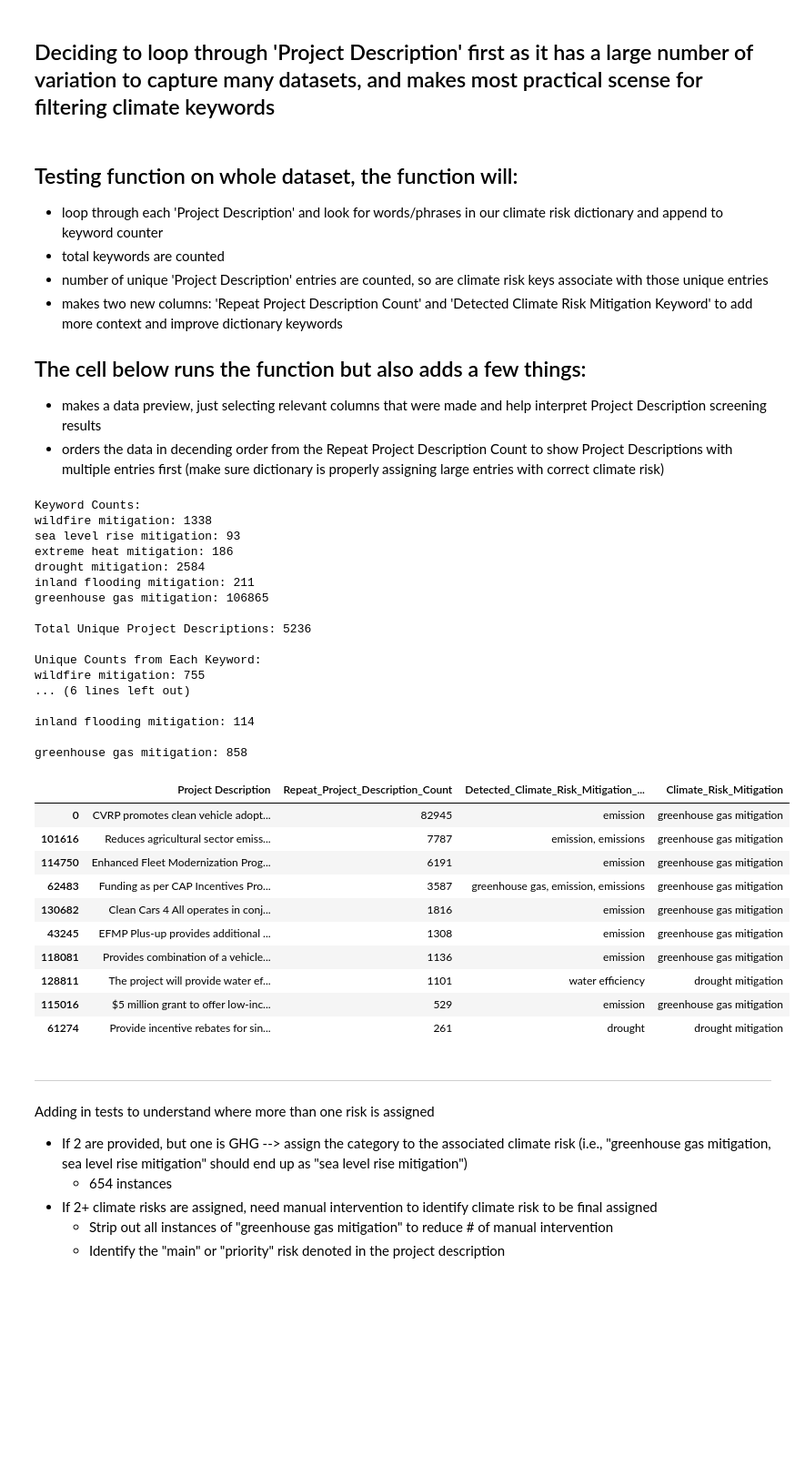
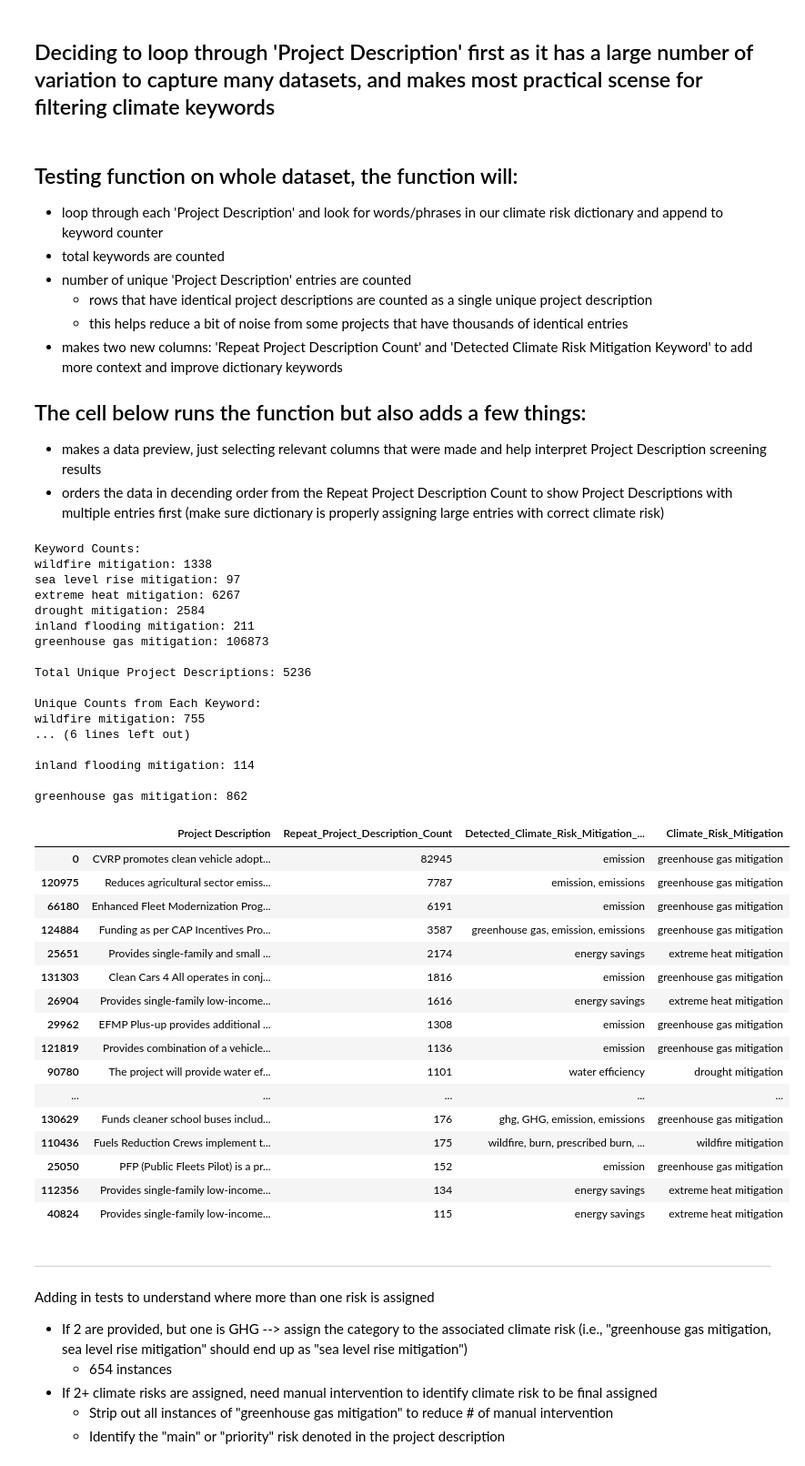
Before and after one commit to Eagle-Rock-Analytics/carb-climate-index, a Jupyter notebook: scripts/cci_crosswalk/crosswalk_phase_two/cci_projects.ipynb, the cells around one changed output. Shown at 91% size. Saved outputs shown, nothing was run; the diff lists cells and outputs as text; code cells hidden in the pictures; blank space fills up the shorter version.

```diff
--- a/scripts/cci_crosswalk/crosswalk_phase_two/cci_projects.ipynb
+++ b/scripts/cci_crosswalk/crosswalk_phase_two/cci_projects.ipynb
@@ -97,10 +97,10 @@ climate_risk_dict = {
                             'prescribed burn', 'prescribed burning' 'firefighting', 'reforest', 'reforestation', 'vegetation management',
                             'roadside brushing', 'fuel break', 'fuel reduction', 'ignition', 'crown', 'fuel load', 'Fire and Forest Management'],
 
-    'sea level rise mitigation': ['sea level rise', 'slr', 'seawall', 'seawalls', 'shoreline', 'wetland', 'mangrove', 'coastal'],
+    'sea level rise mitigation': ['sea level rise', 'slr', 'seawall', 'seawalls', 'shoreline', 'wetland', 'mangrove', 'coastal','Restoration of riparian'],
 
     'extreme heat mitigation': ['extreme heat', 'shade', 'shading', 'cooling center', 'cooling centers', 'heat-resistant',
-                                'heat resistant', 'heat reducing', 'heat-reducing'],
+                                'heat resistant', 'heat reducing', 'heat-reducing', 'energy savings', 'urban forestry'],
 
     'drought mitigation': ['drought', 'irrigation', 'soil moisture', 'rainwater harvest', 'rainwater harvesting', 'water storage',
                            'water allocation', 'water management', 'soil health', 'soil management', 'organic matter', 'water efficiency'],
@@ -110,7 +110,7 @@ climate_risk_dict = {
 
     'greenhouse gas mitigation': ['ghg', 'GHG', 'greenhouse gas', 'emission', 'emissions', 'carbon sequestration', 'electrification',
                                   'carbon capture', 'solar power', 'renewable energy', 'wind energy', 'hydroelectricity', 'geothermal energy',
-                                  'biomass energy', 'Energy-efficiency']
+                                  'biomass energy', 'Energy-efficiency', 'carbon sequestering']
 }
 # %% [markdown]
 ## How many total and unique entries for each column? Will help decide which column to start with
@@ -228,7 +228,9 @@ def add_climate_risk_column(df, keyword_dict, output_csv=None):
 ## Testing function on whole dataset, the function will:
 - loop through each 'Project Description' and look for words/phrases in our climate risk dictionary and append to keyword counter
 - total keywords are counted
-- number of unique 'Project Description' entries are counted, so are climate risk keys associate with those unique entries
+- number of unique 'Project Description' entries are counted
+    * rows that have identical project descriptions are counted as a single unique project description
+    * this helps reduce a bit of noise from some projects that have thousands of identical entries
 - makes two new columns: 'Repeat Project Description Count' and 'Detected Climate Risk Mitigation Keyword' to add more context and improve dictionary keywords
 
 ## The cell below runs the function but also adds a few things:
@@ -238,47 +240,53 @@ def add_climate_risk_column(df, keyword_dict, output_csv=None):
 add_climate_risk_column(crosswalk_data, climate_risk_dict) #, 'climate_risk_attributed_crosswalk_data.csv')
 pd.set_option('display.max_colwidth', None)
 data_preview = crosswalk_data[['Project Description', 'Repeat_Project_Description_Count', 'Detected_Climate_Risk_Mitigation_Keyword', 'Climate_Risk_Mitigation']]
 
 # Filter the DataFrame to show only rows with entries in the 'Climate_Risk_Mitigation' column
 data_preview_filtered = data_preview[data_preview['Climate_Risk_Mitigation'] != '']
 
 # Sort the DataFrame based on 'Repeat_Project_Description_Count' in descending order
 data_preview_filtered_sorted = data_preview_filtered.sort_values(by='Repeat_Project_Description_Count', ascending=False)
 
 # Drop duplicates based on both 'Repeat_Project_Description_Count' and 'Project Description' to keep only one row per unique combination
 data_preview_filtered_unique = data_preview_filtered_sorted.drop_duplicates(subset=['Repeat_Project_Description_Count', 'Project Description'])
 
 #display(data_preview_filtered_unique)
-display(data_preview_filtered_unique[:10])
+display(data_preview_filtered_unique[:20])
 # %% [output]
 Keyword Counts:
 wildfire mitigation: 1338
-sea level rise mitigation: 93
-extreme heat mitigation: 186
+sea level rise mitigation: 97
+extreme heat mitigation: 6267
 drought mitigation: 2584
 inland flooding mitigation: 211
-greenhouse gas mitigation: 106865
+greenhouse gas mitigation: 106873
 
 Total Unique Project Descriptions: 5236
 
 Unique Counts from Each Keyword:
 wildfire mitigation: 755
 ... (6 lines left out)
 
 inland flooding mitigation: 114
 
-greenhouse gas mitigation: 858
+greenhouse gas mitigation: 862
 |  | Project Description | Repeat_Project_Description_Count | Detected_Climate_Risk_Mitigation_... | Climate_Risk_Mitigation |
 | 0 | CVRP promotes clean vehicle adopt... | 82945 | emission | greenhouse gas mitigation |
-| 101616 | Reduces agricultural sector emiss... | 7787 | emission, emissions | greenhouse gas mitigation |
-| 114750 | Enhanced Fleet Modernization Prog... | 6191 | emission | greenhouse gas mitigation |
-| 62483 | Funding as per CAP Incentives Pro... | 3587 | greenhouse gas, emission, emissions | greenhouse gas mitigation |
-| 130682 | Clean Cars 4 All operates in conj... | 1816 | emission | greenhouse gas mitigation |
-| 43245 | EFMP Plus-up provides additional ... | 1308 | emission | greenhouse gas mitigation |
-| 118081 | Provides combination of a vehicle... | 1136 | emission | greenhouse gas mitigation |
-| 128811 | The project will provide water ef... | 1101 | water efficiency | drought mitigation |
-| 115016 | $5 million grant to offer low-inc... | 529 | emission | greenhouse gas mitigation |
-| 61274 | Provide incentive rebates for sin... | 261 | drought | drought mitigation |
+| 120975 | Reduces agricultural sector emiss... | 7787 | emission, emissions | greenhouse gas mitigation |
+| 66180 | Enhanced Fleet Modernization Prog... | 6191 | emission | greenhouse gas mitigation |
+| 124884 | Funding as per CAP Incentives Pro... | 3587 | greenhouse gas, emission, emissions | greenhouse gas mitigation |
+| 25651 | Provides single-family and small ... | 2174 | energy savings | extreme heat mitigation |
+| 131303 | Clean Cars 4 All operates in conj... | 1816 | emission | greenhouse gas mitigation |
+| 26904 | Provides single-family low-income... | 1616 | energy savings | extreme heat mitigation |
+| 29962 | EFMP Plus-up provides additional ... | 1308 | emission | greenhouse gas mitigation |
+| 121819 | Provides combination of a vehicle... | 1136 | emission | greenhouse gas mitigation |
+| 90780 | The project will provide water ef... | 1101 | water efficiency | drought mitigation |
+| ... | ... | ... | ... | ... |
+| 130629 | Funds cleaner school buses includ... | 176 | ghg, GHG, emission, emissions | greenhouse gas mitigation |
+| 110436 | Fuels Reduction Crews implement t... | 175 | wildfire, burn, prescribed burn, ... | wildfire mitigation |
+| 25050 | PFP (Public Fleets Pilot) is a pr... | 152 | emission | greenhouse gas mitigation |
+| 112356 | Provides single-family low-income... | 134 | energy savings | extreme heat mitigation |
+| 40824 | Provides single-family low-income... | 115 | energy savings | extreme heat mitigation |
 # %% [markdown]
 ---
 Adding in tests to understand where more than one risk is assigned
```
Also changed, not shown: parts of 15 cells of this notebook.
